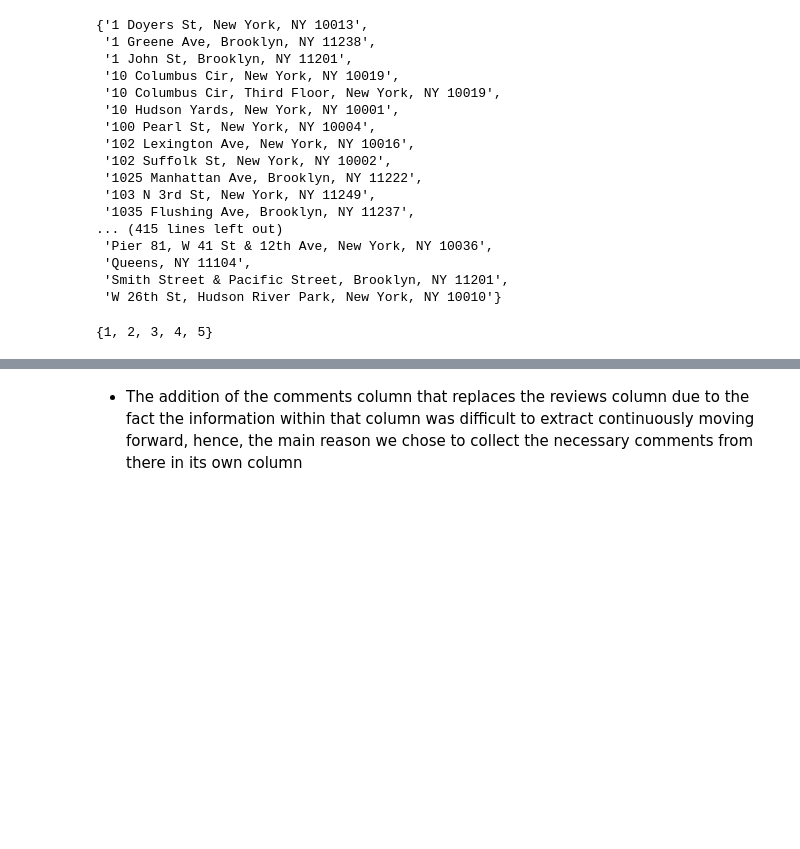
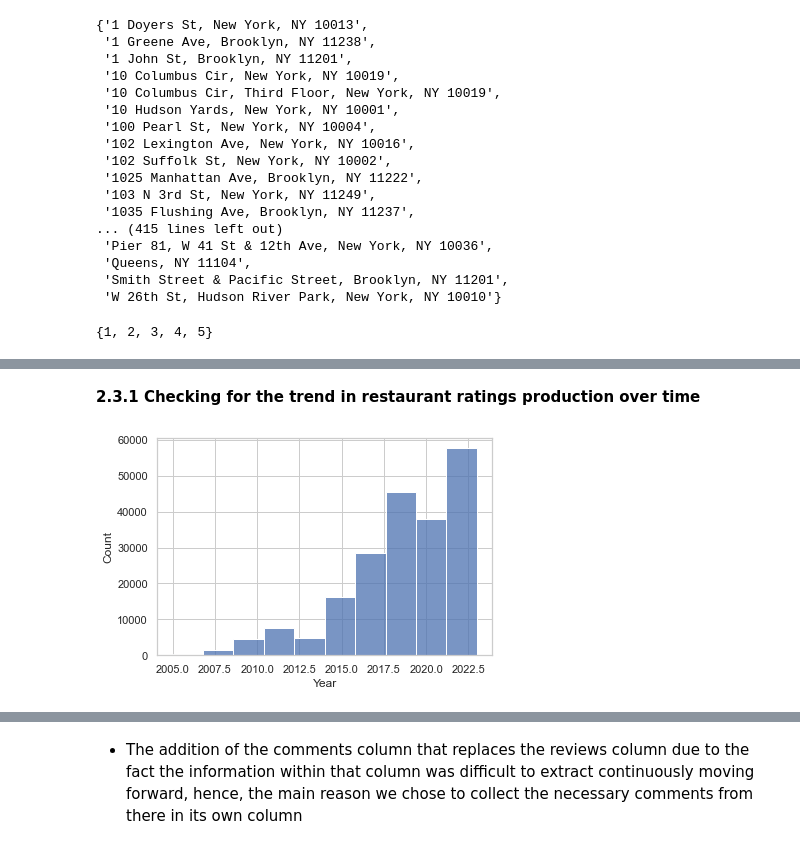
Before and after one commit to ThuoM/New-York-Restaurant-Recommender-System, a Jupyter notebook: Restaurant_Recommender_System.ipynb, the cells around one changed output, grey strips where cells are left out. Saved outputs shown, nothing was run; the diff lists cells and outputs as text; code cells hidden in the pictures; blank space fills up the shorter version.

```diff
--- a/Restaurant_Recommender_System.ipynb
+++ b/Restaurant_Recommender_System.ipynb
@@ -425,0 +664,13 @@ for index, row in filtered_restaurant_df.iterrows():
+# %% [markdown]
+**2.3.1 Checking for the trend in restaurant ratings production over time**
+# %%
+# Extract the years from the date column and create a new column with them
+user_restaurant_df['Year'] = pd.DatetimeIndex(user_restaurant_df['review_date']).year
+
+# Plot a histogram of the years using seaborn.histplot
+sns.histplot(data=user_restaurant_df, x='Year', bins=10)
+
+# Show the plot
+plt.show()
+# %% [output]
+[figure, added]
```
Also changed, not shown: parts of 139 cells of this notebook.
